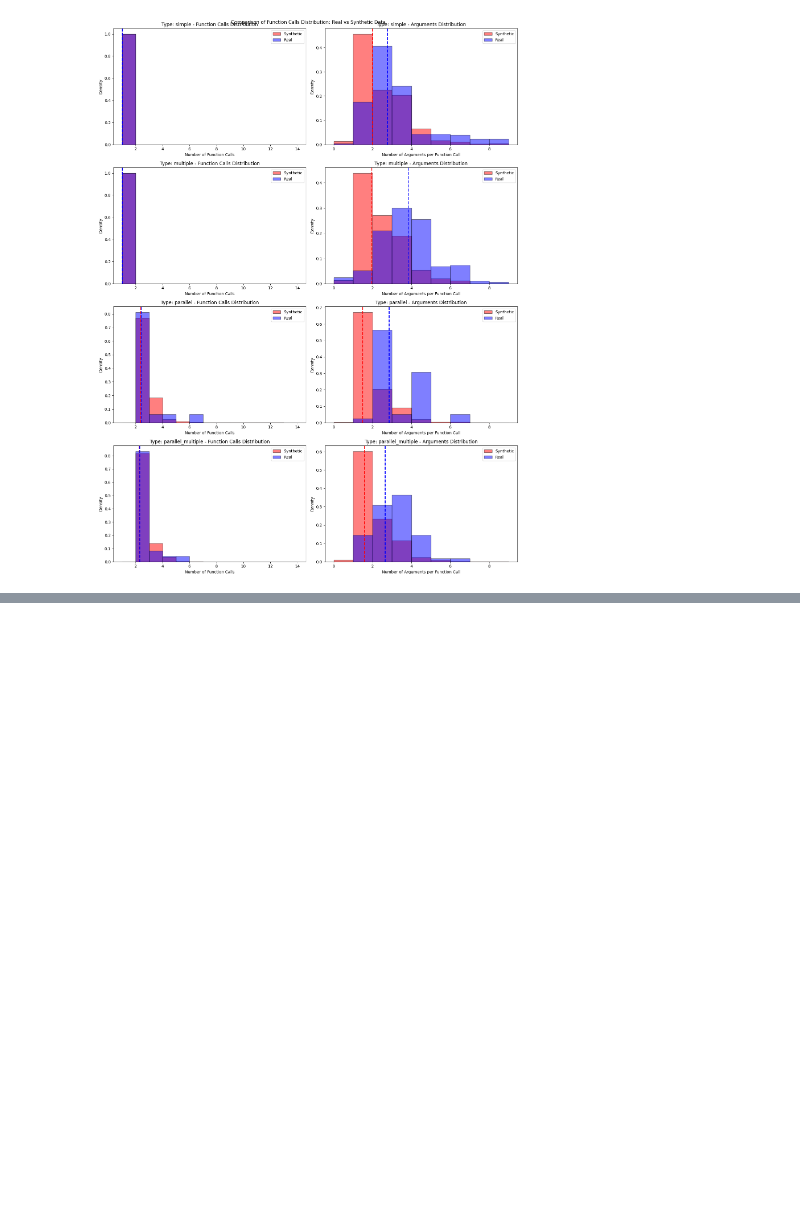
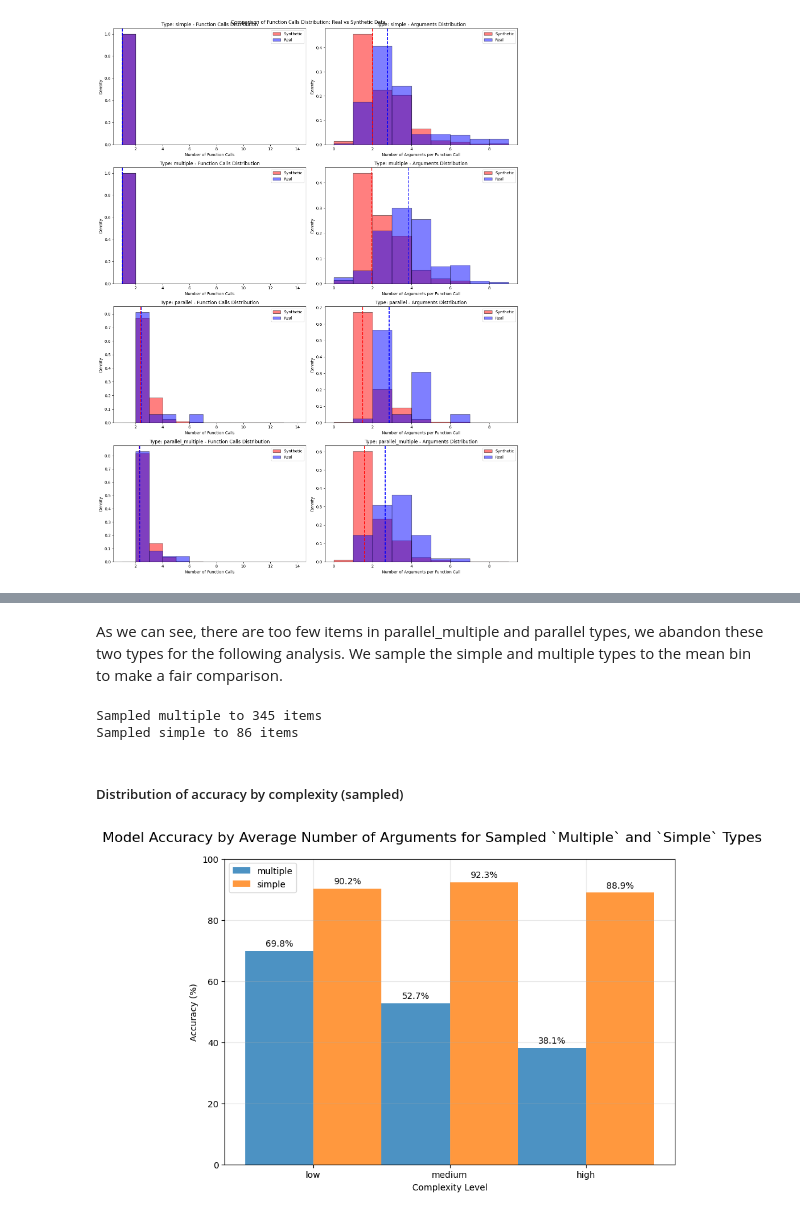
Before and after one commit to ArthurChen189/APIGen-Analysis, a Jupyter notebook: analysis.ipynb, the cells around one changed output, grey strips where cells are left out. Cells and saved outputs as stored; diff of their text form; code cells hidden in the pictures; blank space fills up the shorter version.

```diff
--- a/analysis.ipynb
+++ b/analysis.ipynb
@@ -570,0 +729,76 @@ Real - Mean: 2.64, Median: 3.00
+# %% [markdown]
+As we can see, there are too few items in parallel_multiple and parallel types, we abandon these two types for the following analysis. We sample the simple and multiple types to the mean bin to make a fair comparison.
+# %%
+# we sample the data to the mean bin to make a fair comparison
+np.random.seed(42)
+sampled_real_data = {} # type_: bin
+for type_ in real_data.keys():
+    if type_ in ['parallel_multiple', 'parallel']:
+        continue # we abandon these two types for the following analysis
+    bin_counts = {}
+    for complexity in ['low', 'medium', 'high']:
+        bin_counts[complexity] = len([item for item in real_data[type_] if get_complexity(item['avg_args_per_answer'], THRESHOLD_LOW, THRESHOLD_HIGH) == complexity])
+    mean_bin_count = int(np.mean(list(bin_counts.values())))
+    sampled_real_data[type_] = np.random.choice(real_data[type_], mean_bin_count, replace=True)
+    print(f"Sampled {type_} to {mean_bin_count} items")
+# %% [output]
+Sampled multiple to 345 items
+Sampled simple to 86 items
+# %% [markdown]
+##### Distribution of accuracy by complexity (sampled)
+# %%
+import matplotlib.pyplot as plt
+import numpy as np
+
+# Calculate accuracy per complexity level for each type
+accuracy_by_complexity = {}
+for type_ in sampled_real_data.keys():
+    complexity_groups = {}
+    for item in sampled_real_data[type_]:
+        complexity = get_complexity(item['avg_args_per_answer'], THRESHOLD_LOW, THRESHOLD_HIGH)
+        valid = item['valid']
+        if complexity not in complexity_groups:
+            complexity_groups[complexity] = {'total': 0, 'valid': 0}
+        complexity_groups[complexity]['total'] += 1
+        if valid:
+            complexity_groups[complexity]['valid'] += 1
+
+    # Calculate accuracy percentages
+    accuracies = {}
+    for complexity, counts in complexity_groups.items():
+        accuracies[complexity] = (counts['valid'] / counts['total']) * 100
+    accuracy_by_complexity[type_] = accuracies
+
+# Create a single plot
+fig, ax = plt.subplots(figsize=(8, 6))
+fig.suptitle('Model Accuracy by Average Number of Arguments for Sampled `Multiple` and `Simple` Types', fontsize=16)
+
+# Define fixed order for complexity levels
+complexities = ['low', 'medium', 'high']
+bar_width = 0.5
+n_types = len(sampled_real_data.keys())
+x = np.arange(len(complexities))
+
+for idx, type_ in enumerate(sampled_real_data.keys()):
+    accuracies = [accuracy_by_complexity[type_].get(c, 0) for c in complexities]
+
+    # Create bar plot
+    ax.bar(x + idx*bar_width, accuracies, bar_width, alpha=0.8, label=type_)
+
+    # Add value labels on top of bars
+    for i, v in enumerate(accuracies):
+        ax.text(i + idx*bar_width, v + 1, f'{v:.1f}%', ha='center', va='bottom')
+
+# Customize plot
+ax.set_xlabel('Complexity Level')
+ax.set_ylabel('Accuracy (%)')
+ax.set_xticks(x + bar_width * (n_types - 1) / 2)
+ax.set_xticklabels(complexities)
+ax.grid(True, alpha=0.3)
+ax.set_ylim(0, 100)
+ax.legend()
+
+plt.tight_layout()
+plt.show()
+# %% [output]
+[figure, added]
```
Also changed, not shown: parts of 17 cells of this notebook, 5 other files.
